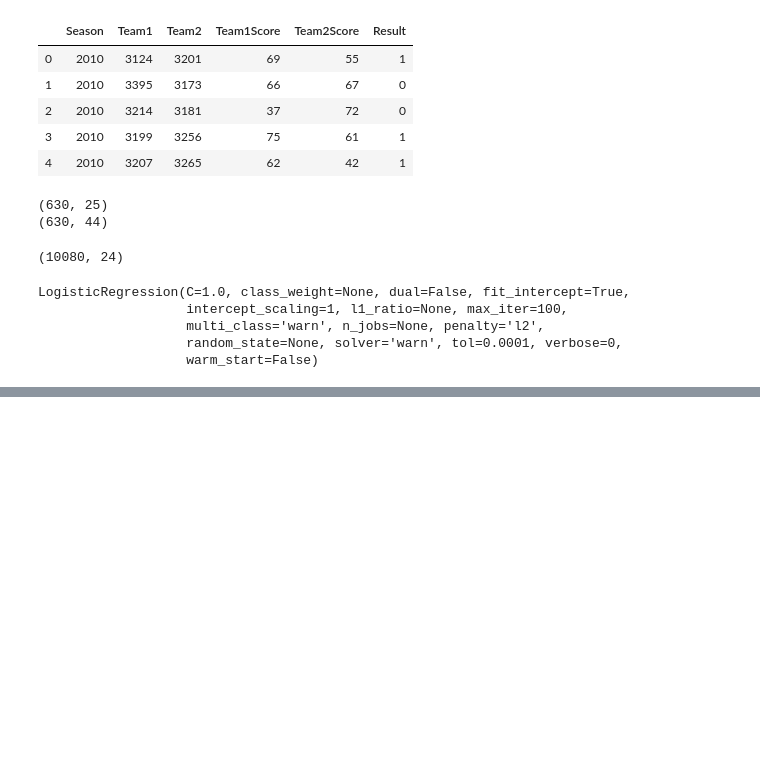
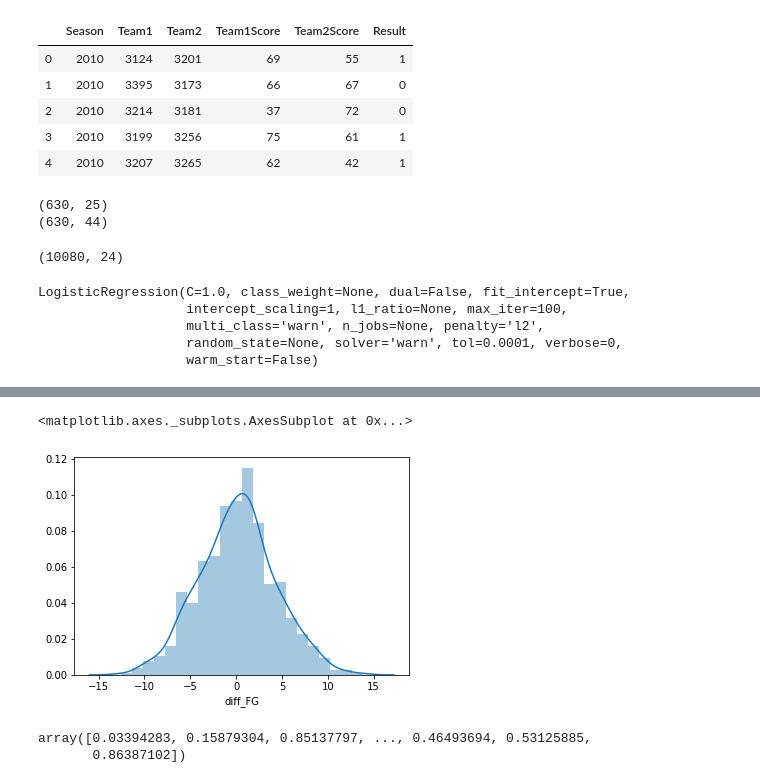
Before and after one commit to slee7268/kaggleNCAA, a Jupyter notebook: wnba/wnba_model.ipynb, the cells around one changed output, grey strips where cells are left out. Cells and saved outputs as stored; diff of their text form; code cells hidden in the pictures; blank space fills up the shorter version.

```diff
--- a/wnba/wnba_model.ipynb
+++ b/wnba/wnba_model.ipynb
@@ -130,3 +202,13 @@ result
+# %%
+sns.distplot(cleanTrain.diff_FG)
+# %% [output]
+<matplotlib.axes._subplots.AxesSubplot at 0x...>
+[figure, added]
 # %%
 sample2=pd.read_csv("google-cloud-ncaa-march-madness-2020-division-1-womens-tournament/WSampleSubmissionStage1_2020.csv")
+# %%
+predictions[:,1]
+# %% [output]
+array([0.03394283, 0.15879304, 0.85137797, ..., 0.46493694, 0.53125885,
+       0.86387102])
 # %%
```
Also changed, not shown: parts of 12 cells of this notebook, 1 other file.
